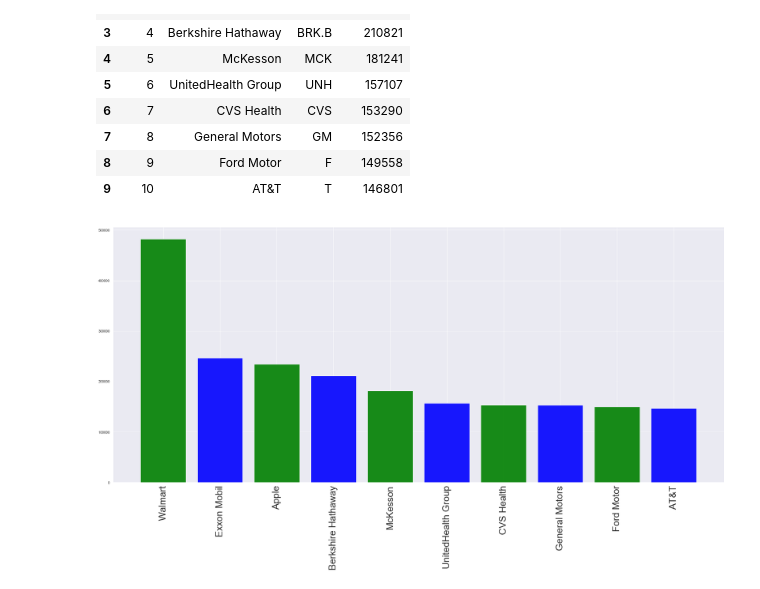
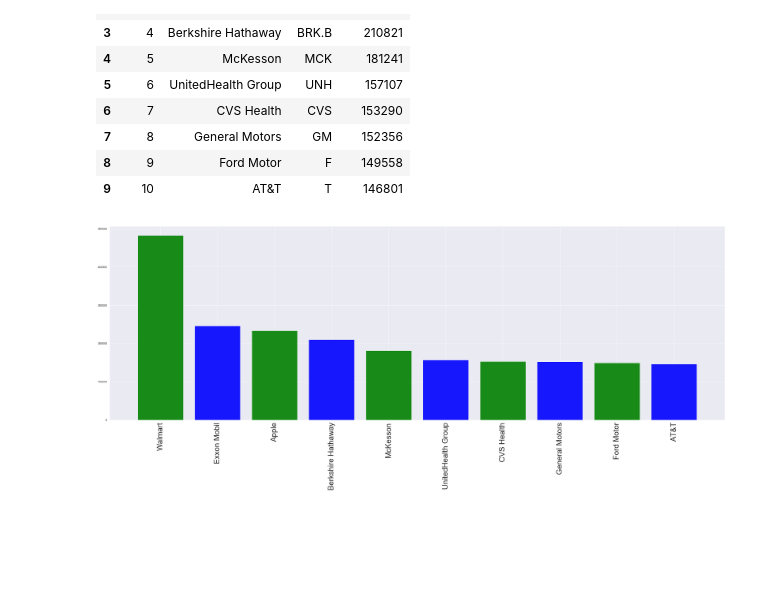
Before and after one commit to chinosamg/ETL-Project, a Jupyter notebook: ETL_Code-Fortune500_Tables_2016.ipynb, the cells around one changed output. Saved outputs shown, nothing was run; the diff lists cells and outputs as text; code cells hidden in the pictures; blank space fills up the shorter version.

```diff
--- a/ETL_Code-Fortune500_Tables_2016.ipynb
+++ b/ETL_Code-Fortune500_Tables_2016.ipynb
@@ -29,9 +31,10 @@ tick_locations = [value for value in x_axis]
 # %%
 plt.figure(figsize=(35,15))
 colors = ["green", "blue"]
 
 plt.bar(x_axis, Fortune10_2016["Revenues"], alpha=.9, align="center", color=colors)
 plt.xticks(tick_locations, Fortune10_2016["Company"], rotation="vertical", fontsize=(30))
+plt.tight_layout()
 plt.savefig("static/Top10_2016_Revenue.png")
 # %% [output]
-[figure, old version]
+[figure, new version]
```
Also changed, not shown: parts of 1 cell of this notebook, 3 other files.
